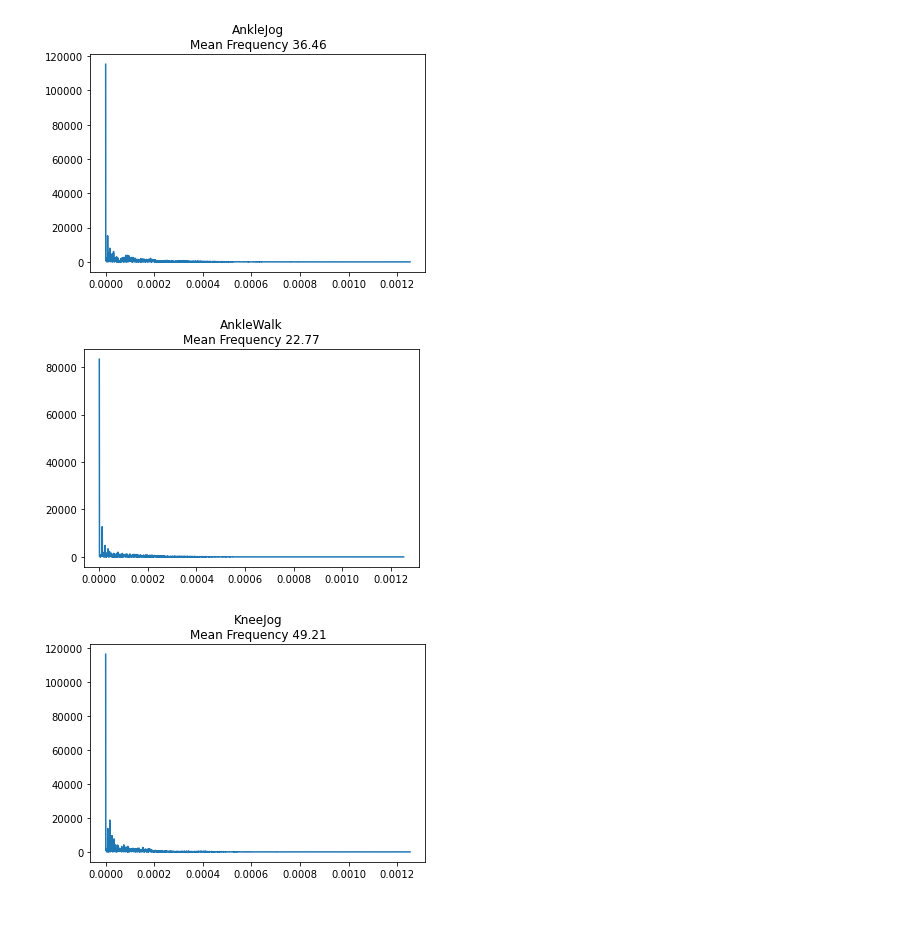
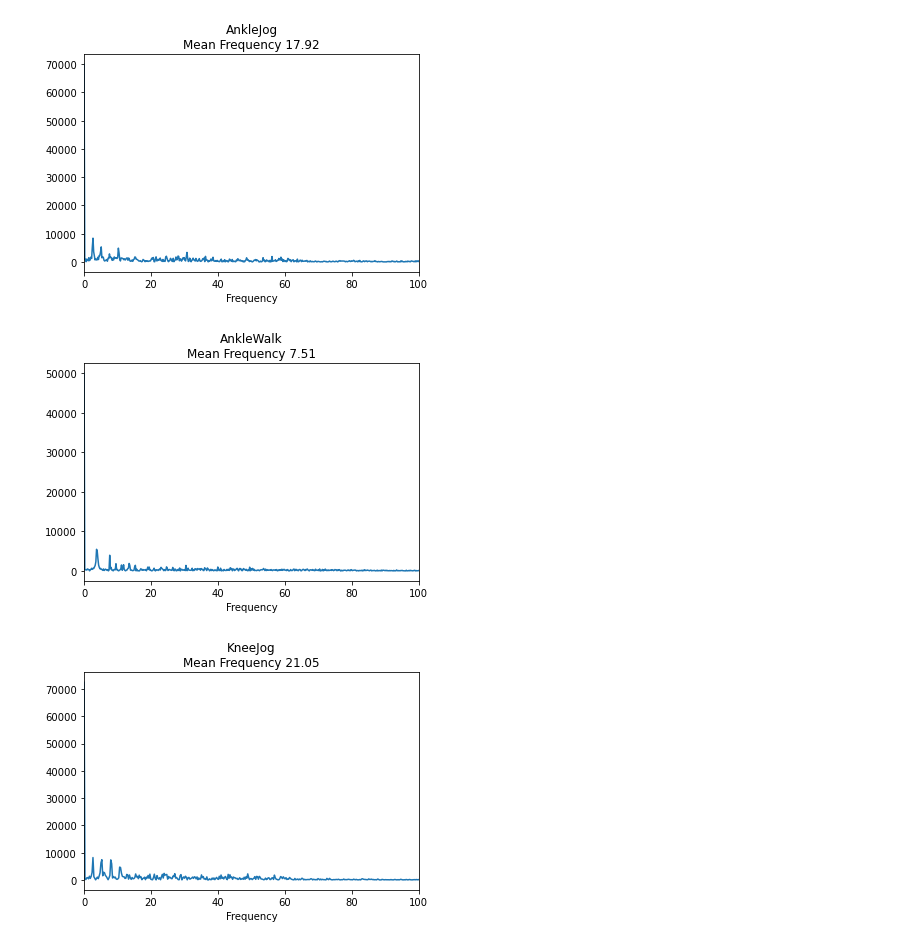
Before and after one commit to ryanallen82/EnergyHarvesting, a Jupyter notebook: ryan_freq_amp.ipynb, the cells around one changed output. Drawn from its saved outputs; the diff is of its cells as text; code cells hidden in the pictures; blank space fills up the shorter version.

Commit message:
Updated notebook with frequency work

```diff
--- a/ryan_freq_amp.ipynb
+++ b/ryan_freq_amp.ipynb
@@ -14,14 +14,20 @@ for f in glob('data\steven\*.csv'):
         df = pd.read_csv(f)
         cols = ['Acceleration x (m/s^2)', 'Acceleration y (m/s^2)',
                 'Acceleration z (m/s^2)', 'Absolute acceleration (m/s^2)']
-        q1, q2 = df['Time (s)'].quantile([.2, .7])
+        df['magnitude'] = np.sqrt(np.square(df['Acceleration x (m/s^2)']) + np.square(df['Acceleration y (m/s^2)']) + np.square(df['Acceleration z (m/s^2)']))
+        q1, q2 = df['Time (s)'].quantile([.3, .6])
         df_trimmed = df[(df['Time (s)']>= q1) & (df['Time (s)'] <= q2)]
-        df_trimmed['magnitude'] = np.sqrt(np.square(df_trimmed['Acceleration x (m/s^2)']) + np.square(df_trimmed['Acceleration y (m/s^2)']) + np.square(df_trimmed['Acceleration z (m/s^2)']))
+        #df_trimmed['magnitude'] = np.sqrt(np.square(df_trimmed['Acceleration x (m/s^2)']) + np.square(df_trimmed['Acceleration y (m/s^2)']) + np.square(df_trimmed['Acceleration z (m/s^2)']))
+        rolling = df_trimmed['magnitude'].rolling(1000).mean()
+        df_trimmed['magnitude'] = rolling
 
         left = 'data\steven\\'
         right = '_'
         print('Max magnitude:', np.round(df_trimmed['magnitude'].max(), 2))
         df_trimmed['magnitude'].plot(title = f[f.index(left)+len(left):f.index(right)])
-        df_trimmed.to_csv(f[f.index(left)+len(left):f.index(right)]+'.csv', index=False)
+        #df_trimmed.to_csv(f[f.index(left)+len(left):f.index(right)]+'.csv', index=False)
+        plt.xlabel('Timestep')
+        plt.ylabel('Magnitude (m/s^2)')
+        #plt.savefig(f[f.index(left)+len(left):f.index(right)]+'.png')
         plt.show()
 # %% [output]
@@ -40,24 +46,27 @@ Max magnitude: 18.56
 # %%
 for f in glob('data\steven\*.csv'):
         df = pd.read_csv(f)
         cols = ['Acceleration x (m/s^2)', 'Acceleration y (m/s^2)',
                 'Acceleration z (m/s^2)', 'Absolute acceleration (m/s^2)']
-        q1, q2 = df['Time (s)'].quantile([.2, .7])
+        df['magnitude'] = np.sqrt(np.square(df['Acceleration x (m/s^2)']) + np.square(df['Acceleration y (m/s^2)']) + np.square(df['Acceleration z (m/s^2)']))
+        q1, q2 = df['Time (s)'].quantile([.3, .6])
         df_trimmed = df[(df['Time (s)']>= q1) & (df['Time (s)'] <= q2)]
-        #sum up all three axes
-        df_trimmed['magnitude'] = np.sqrt(np.square(df_trimmed['Acceleration x (m/s^2)']) + np.square(df_trimmed['Acceleration y (m/s^2)']) + np.square(df_trimmed['Acceleration z (m/s^2)']))
-        #rolling = df_trimmed['Absolute acceleration (m/s^2)'].rolling(100).mean()
+        df_trimmed = df_trimmed.dropna()
 
         left = 'data\steven\\'
         right = '_'
         N = len(df_trimmed)
-        SAMPLE_RATE = df_trimmed['Time (s)'].diff().mean()
-        yf = rfft(df_trimmed['magnitude'].values).real
-        xf = rfftfreq(N, 1 / SAMPLE_RATE)
-        plt.plot(xf, np.abs(yf))
-        plt.title(f[f.index(left)+len(left):f.index(right)] + '\nMean Frequency ' + str(np.round(np.mean(yf),2)))
+        SAMPLE_RATE = 1/df_trimmed['Time (s)'].diff().mean()
+        yf = rfft(df_trimmed['magnitude'].values, n=N).real
+        freq_magnitude = np.abs(yf)
+        freq_axis = np.linspace(0, SAMPLE_RATE, len(freq_magnitude))
+        plt.plot(freq_axis, freq_magnitude)
+        plt.title(f[f.index(left)+len(left):f.index(right)] + '\nMean Frequency ' + str(np.round(np.median(freq_magnitude),2)))
+        plt.xlabel('Frequency')
+        plt.xlim(0,100)
+        #plt.savefig(f[f.index(left)+len(left):f.index(right)]+'_fft.png')
         plt.show()
 # %% [output]
-[figure, old version]
+[figure, new version]
-[figure, old version]
+[figure, new version]
-[figure, old version]
+[figure, new version]
```
Also changed, not shown: parts of 5 cells of this notebook.
